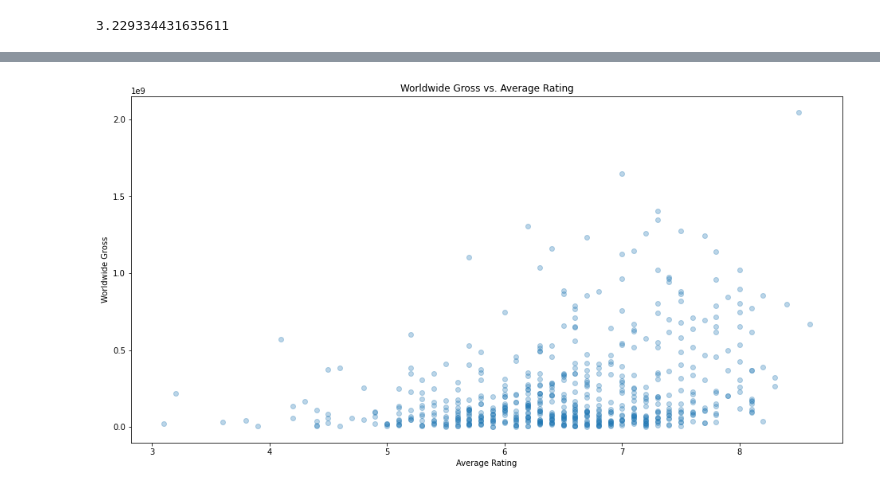
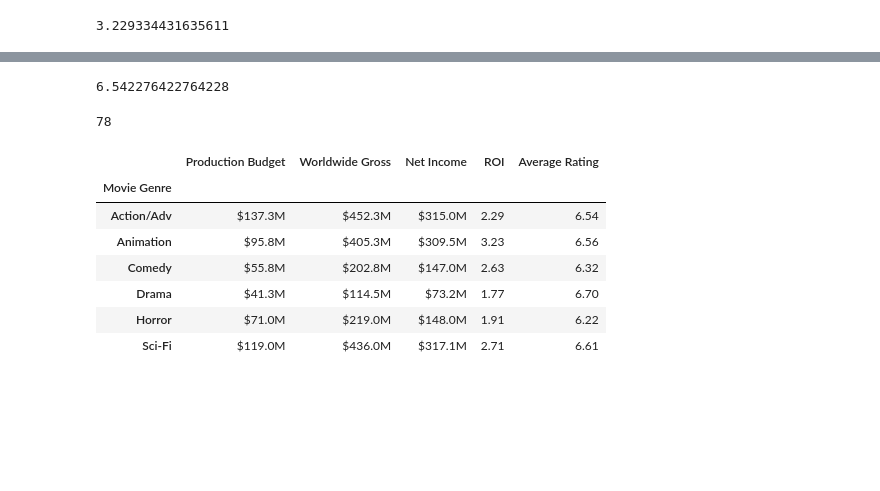
Before and after one commit to learn-co-curriculum/dsc-phase-1-project-v2-4, a Jupyter notebook: student.ipynb, the cells around one changed output, grey strips where cells are left out. Cells and saved outputs as stored; diff of their text form; code cells hidden in the pictures; blank space fills up the shorter version.

Commit message:
Added data frame, fixed merge conflicts and data display

```diff
--- a/student.ipynb
+++ b/student.ipynb
@@ -664,2 +672,5 @@ Animated_Movies
 # %% [output]
 3.229334431635611
+# %%
+Sci_Fi_Movies = Movies_DF_Filtered[Movies_DF_Filtered['genres'].str.contains('Sci-Fi') == True]
+Sci_Fi_Movies['production_budget'].mean()
@@ -665,0 +688,3 @@ Animated_Movies
+# %%
+Horror = Movies_DF_Filtered[Movies_DF_Filtered['genres'].str.contains('Horror') == True]
+Horror_thrill_Movies = Action_Movies[Action_Movies['genres'].str.contains('Thriller') == True]
@@ -666,14 +704,63 @@ Animated_Movies
 # %%
-fig, ax = plt.subplots(figsize=(16, 8))
+# fig, ax = plt.subplots(figsize=(16, 8))
 
-ax.scatter(
-    x=Movies_DF_Filtered["averagerating"],
-    y=Movies_DF_Filtered["worldwide_gross"],
-    alpha=0.3
-)
+# ax.scatter(
+#     x=Movies_DF_Filtered["averagerating"],
+#     y=Movies_DF_Filtered["worldwide_gross"],
+#     alpha=0.3
+# )
 
-ax.set_ylabel("Worldwide Gross")
-ax.set_xlabel("Average Rating")
-ax.set_title("Worldwide Gross vs. Average Rating");
+# ax.set_ylabel("Worldwide Gross")
+# ax.set_xlabel("Average Rating")
+# ax.set_title("Worldwide Gross vs. Average Rating");
-# %% [output]
-[figure, removed]
+# %%
+Action_Adv_Movies['averagerating'].mean()
+# %% [output]
+6.542276422764228
+# %%
+len(Sci_Fi_Movies)
+# %% [output]
+78
+# %%
+Animation_PB = Animated_Movies['production_budget'].mean()
+Animation_WG = Animated_Movies['worldwide_gross'].mean()
+Animation_NI = Animated_Movies['Net Income'].mean()
+Animation_ROI = Animated_Movies['Net Income'].mean() / Animated_Movies['production_budget'].mean()
+Animation_AR = Animated_Movies['averagerating'].mean()
+
+Comedy_PB = Comedy['production_budget'].mean()
+Comedy_WG = Comedy['worldwide_gross'].mean()
+Comedy_NI = Comedy['Net Income'].mean()
+Comedy_ROI = Comedy['Net Income'].mean() / Comedy['production_budget'].mean()
+Comedy_AR = Comedy['averagerating'].mean()
+
+Drama_PB = Drama['production_budget'].mean()
+Drama_WG = Drama['worldwide_gross'].mean()
+Drama_NI = Drama['Net Income'].mean()
+Drama_ROI = Drama['Net Income'].mean() / Drama['production_budget'].mean()
+# %%
+data = [['Action/Adv', Act_Adv_PB, Act_Adv_WG, Act_Adv_NI, Act_Adv_ROI, Act_Adv_AR],
+        ['Animation', Animation_PB, Animation_WG, Animation_NI, Animation_ROI, Animation_AR],
+        ['Comedy', Comedy_PB, Comedy_WG, Comedy_NI, Comedy_ROI, Comedy_AR],
+        ['Drama',Drama['production_budget'].mean() ,Drama['worldwide_gross'].mean() ,Drama['Net Income'].mean() ,Drama_ROI ,Drama['averagerating'].mean()],
+        ['Horror',Horror_thrill_Movies['production_budget'].mean() ,Horror_thrill_Movies['worldwide_gross'].mean() ,Horror_thrill_Movies['Net Income'].mean() ,Horror_thrill_Movies['ROI'].mean() ,Horror_thrill_Movies['averagerating'].mean()],
+        ['Sci-Fi',Sci_Fi_Movies['production_budget'].mean() ,Sci_Fi_Movies['worldwide_gross'].mean() ,Sci_Fi_Movies['Net Income'].mean() ,Sci_Fi_Movies['ROI'].mean() ,Sci_Fi_Movies['averagerating'].mean()]
+       ]
+# %%
+Mean_DF = pd.DataFrame(data, columns=['Movie Genre', 'Production Budget','Worldwide Gross','Net Income','ROI', 'Average Rating'])
+Mean_DF = Mean_DF.set_index('Movie Genre')
+Mean_DF = Mean_DF.astype(float).round(2)
+
+Mean_DF['Production Budget'] = Mean_DF['Production Budget'].apply(lambda x: "${:.1f}M".format((x/1000000)))
+Mean_DF['Worldwide Gross'] = Mean_DF['Worldwide Gross'].apply(lambda x: "${:.1f}M".format((x/1000000)))
+Mean_DF['Net Income'] = Mean_DF['Net Income'].apply(lambda x: "${:.1f}M".format((x/1000000)))
+Mean_DF
+# %% [output]
+|  | Production Budget | Worldwide Gross | Net Income | ROI | Average Rating |
+| Movie Genre |  |  |  |  |  |
+| Action/Adv | $137.3M | $452.3M | $315.0M | 2.29 | 6.54 |
+| Animation | $95.8M | $405.3M | $309.5M | 3.23 | 6.56 |
+| Comedy | $55.8M | $202.8M | $147.0M | 2.63 | 6.32 |
+| Drama | $41.3M | $114.5M | $73.2M | 1.77 | 6.70 |
+| Horror | $71.0M | $219.0M | $148.0M | 1.91 | 6.22 |
+| Sci-Fi | $119.0M | $436.0M | $317.1M | 2.71 | 6.61 |
```
Also changed, not shown: parts of 27 cells of this notebook.
